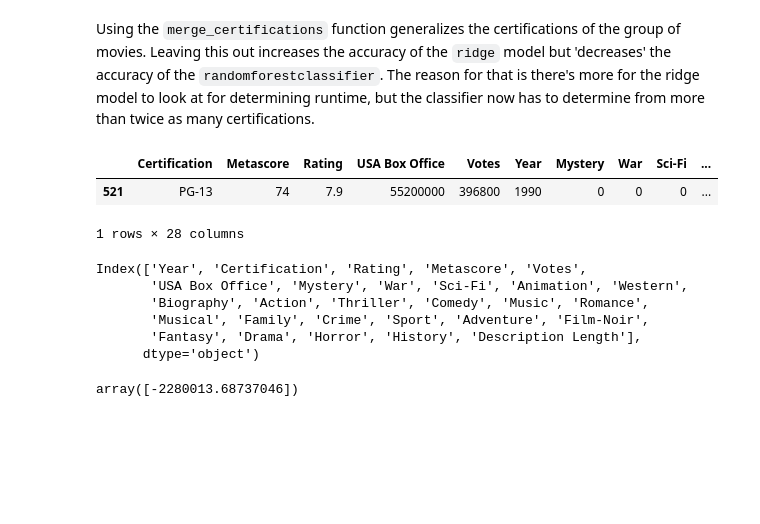
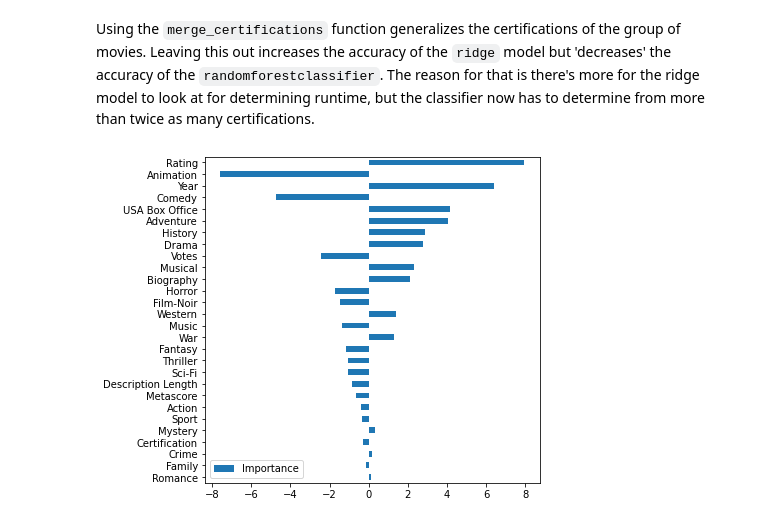
Before and after one commit to MaxTechniche/BuildWeek2, a Jupyter notebook: workbook.ipynb, the cells around one changed output. Saved outputs shown, nothing was run; the diff lists cells and outputs as text; code cells hidden in the pictures; blank space fills up the shorter version.

Commit message:
Adding Feature Importances

```diff
--- a/workbook.ipynb
+++ b/workbook.ipynb
@@ -241,24 +228,3 @@ Class Runtime Baseline Accuracy: 0.39847715736040606
 Class Runtime Model Accuracy: 0.5888324873096447
 # %% [markdown]
 Using the `merge_certifications` function generalizes the certifications of the group of movies. Leaving this out increases the accuracy of the `ridge` model but 'decreases' the accuracy of the `randomforestclassifier`. The reason for that is there's more for the ridge model to look at for determining runtime, but the classifier now has to determine from more than twice as many certifications.
-# %%
-test = pd.DataFrame({'Certification': {'521': 'PG-13'}, 'Metascore': {'521': 74}, 'Rating': {'521': 7.9}, 'USA Box Office': {'521': 55200000}, 'Votes': {'521': 396800}, 'Year': {'521': 1990}, 'Mystery': {'521': 0}, 'War': {'521': 0}, 'Sci-Fi': {'521': 0}, 'Animation': {'521': 0}, 'Western': {'521': 0}, 'Biography': {'521': 0}, 'Action': {'521': 0}, 'Thriller': {'521': 0}, 'Comedy': {'521': 0}, 'Music': {'521': 0}, 'Romance': {'521': 0}, 'Musical': {'521': 0}, 'Family': {'521': 0}, 'Crime': {'521': 0}, 'Sport': {'521': 0}, 'Adventure': {'521': 0}, 'Film-Noir': {'521': 0}, 'Fantasy': {'521': 1}, 'Drama': {'521': 1}, 'Horror': {'521': 0}, 'History': {'521': 0}, 'Description Length': {'521': 619}})
-test
-# %% [output]
-|  | Certification | Metascore | Rating | USA Box Office | Votes | Year | Mystery | War | Sci-Fi | ... |
-| 521 | PG-13 | 74 | 7.9 | 55200000 | 396800 | 1990 | 0 | 0 | 0 | ... |
-1 rows × 28 columns
-# %%
-test = pd.DataFrame(reg_X_val.head(1).to_dict())
-test.columns
-# %% [output]
-Index(['Year', 'Certification', 'Rating', 'Metascore', 'Votes',
-       'USA Box Office', 'Mystery', 'War', 'Sci-Fi', 'Animation', 'Western',
-       'Biography', 'Action', 'Thriller', 'Comedy', 'Music', 'Romance',
-       'Musical', 'Family', 'Crime', 'Sport', 'Adventure', 'Film-Noir',
-       'Fantasy', 'Drama', 'Horror', 'History', 'Description Length'],
-      dtype='object')
-# %%
-reg.predict(test)
-# %% [output]
-array([-2280013.68737046])
@@ -264,0 +233,6 @@ array([-2280013.68737046])
+# %%
+fig, ax = plt.subplots(figsize=(6, 6))
+pd.DataFrame(index=reg_X_val.columns, data=reg_pipeline.named_steps['ridge'].coef_, columns=['Importance']).sort_values('Importance', key=lambda x: abs(x)).plot.barh(ax=ax)
+fig.savefig('ridge_importance.png')
+# %% [output]
+[figure, added]
```
Also changed, not shown: parts of 5 cells of this notebook, 7 other files.
